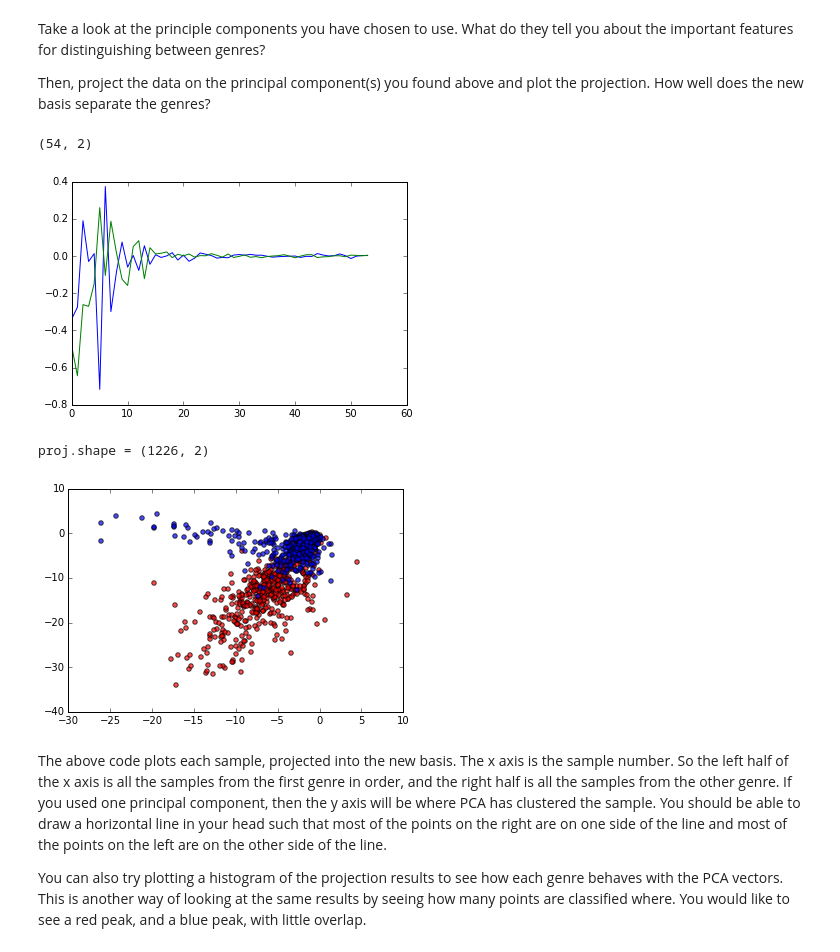
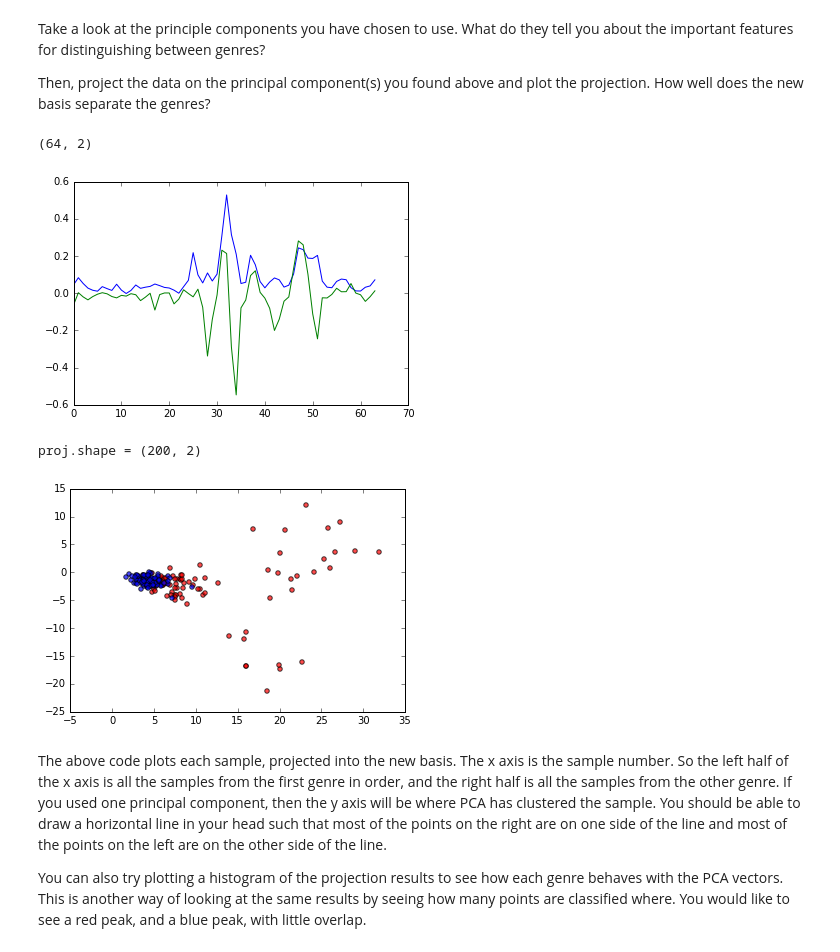
Before and after one commit to phlip9/ee16b-SIXT33N, a Jupyter notebook: SIXT33N-PCA-music.ipynb, the cells around one changed output. Saved outputs shown, nothing was run; the diff lists cells and outputs as text; code cells hidden in the pictures.

```diff
--- a/SIXT33N-PCA-music.ipynb
+++ b/SIXT33N-PCA-music.ipynb
@@ -172,9 +172,10 @@ ram = np.vstack([
         #dp_ram_fragments_of_time
     ])
 """
-
-ram = read_csv('sick_violin_solo.csv')
-hw = read_csv('mm.csv')
+#mm starts from beginning to about 1 min
+#e piu ti penso starts at 0:55 ends at 1:30
+ram = read_csv('mm2.csv')
+hw = read_csv('ag3.csv')
 
 
 print('hw.shape =', hw.shape)
@@ -312,7 +313,7 @@ def process_data(data, debug=False):
         print('A.shape =', A.shape)
 
     # remove redundant half
-    A = A[:, 10:64]
+    A = A[:, 0:64]
     #A = np.hstack((A[:, 1:6], A[:, 32:48]))
 
     # use frequencies 0 - 6 + 32 - 48
@@ -354,9 +355,9 @@ def process_data(data, debug=False):
         plt.plot(A.T)
         plt.figure()
         print('A.shape =', A.shape)
-        print('A_avgs.shape =', A_avgs.shape)
+        #print('A_avgs.shape =', A_avgs.shape)
         print('A_avgs[0:4] =')
-        print(A_avgs)
+        #print(A_avgs)
         print(np.mean(A[:, 0]))
 
     ## whiten
@@ -468,37 +448,38 @@ Then, project the data on the principal component(s) you found above and plot th
 # Plot the significant principal component
 # YOUR CODE HERE
 i = 0
+V = V.T
 pc = V[:,i:i+2]
 plt.plot(pc)
 print(pc.shape)
 # %% [output]
-(54, 2)
+(64, 2)
-[figure, old version]
+[figure, new version]
 # %%
 # Project the data matrix to the first principal component
 #proj = (pc.T.dot(processed_A.T)).T
-proj = processed_A.dot(pc)
+proj = A.dot(pc)
 
 print('proj.shape =', proj.shape)
 
 # Plot the projection
 x = np.linspace(0,num_samples / 2, num_samples)
 
 # print('x.shape =', x.shape)
 
 plt.scatter(proj[:num_samples, 0], proj[:num_samples, 1], c=['red'], alpha=0.7)
 plt.scatter(proj[num_samples:, 0], proj[num_samples:, 1], c=['blue'], alpha=0.7)
 
 #plt.xlim(-15, 15)
 #plt.ylim(-10, 10)
 
 #plt.scatter(x,proj[:num_samples], c=['red'], edgecolors='none', alpha=0.7)
 #plt.scatter(x + num_samples, proj[num_samples:], c=['blue'], edgecolors='none', alpha=0.7)
 #plt.legend(['genre1', 'genre2'],loc='center left', bbox_to_anchor=(1, 0.5))
 plt.show()
 # %% [output]
-proj.shape = (1226, 2)
+proj.shape = (200, 2)
-[figure, old version]
+[figure, new version]
 # %% [markdown]
 The above code plots each sample, projected into the new basis. The x axis is the sample number. So the left half of the x axis is all the samples from the first genre in order, and the right half is all the samples from the other genre. If you used one principal component, then the y axis will be where PCA has clustered the sample. You should be able to draw a horizontal line in your head such that most of the points on the right are on one side of the line and most of the points on the left are on the other side of the line.
 
```
Also changed, not shown: parts of 14 cells of this notebook, 9 other files.
